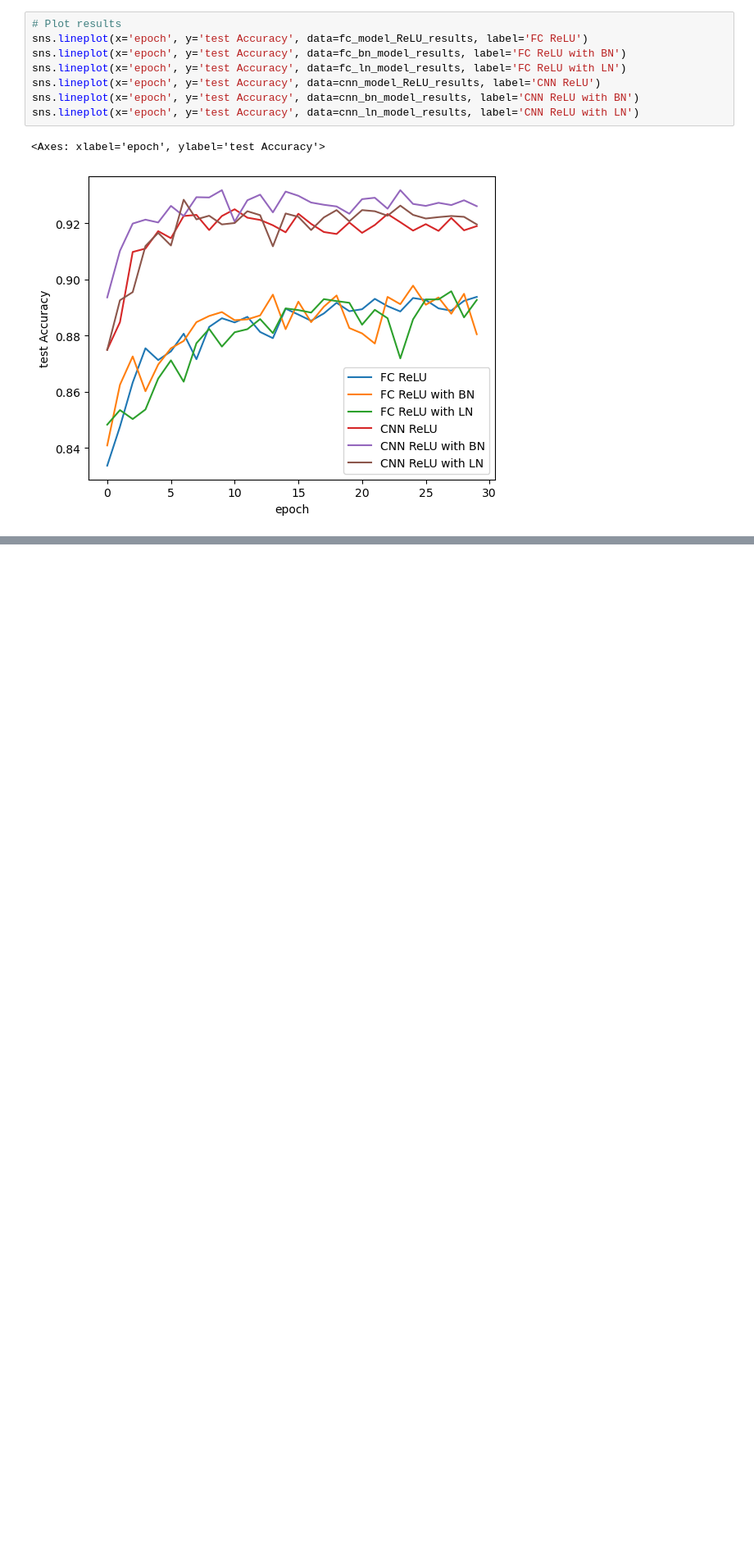
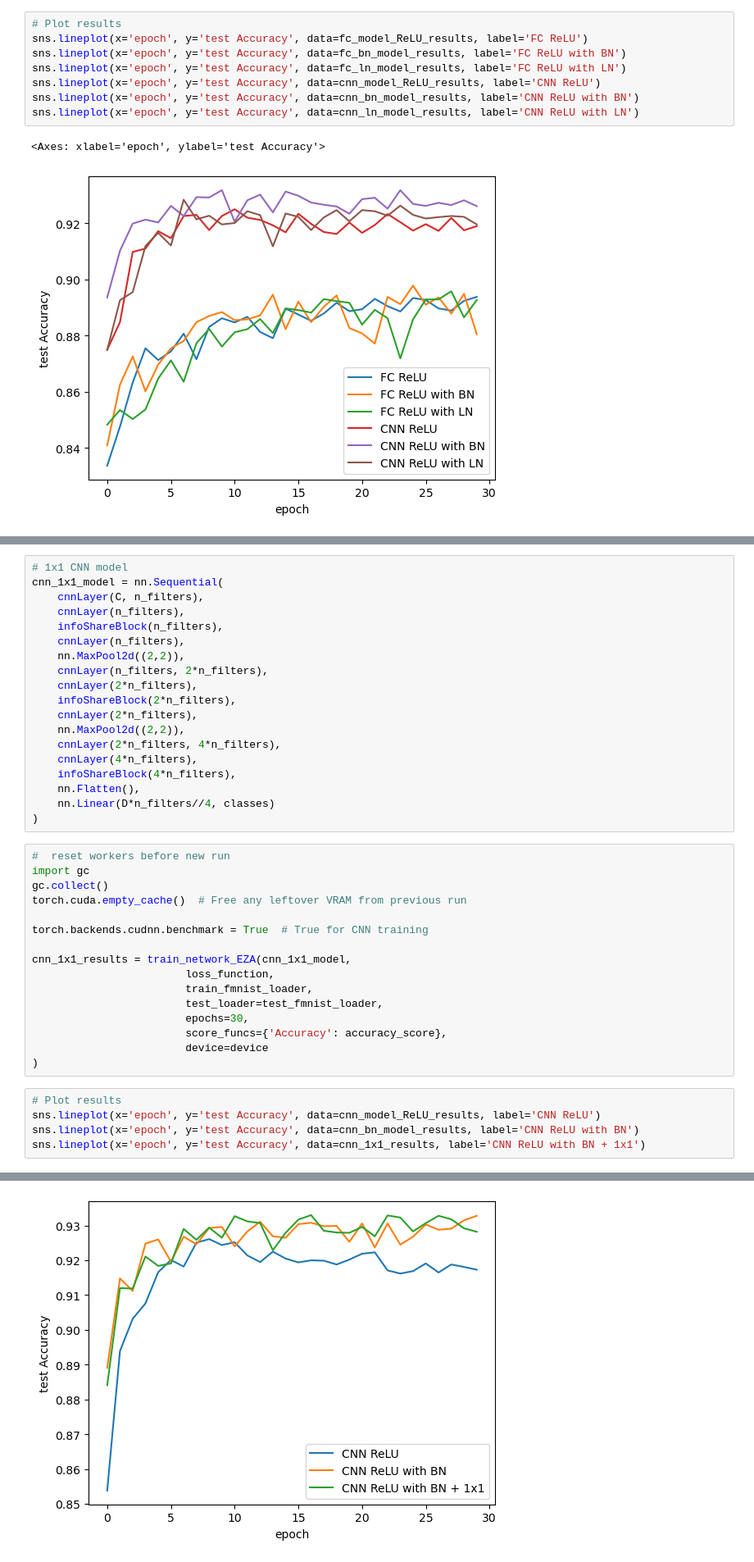
Before and after one commit to Efrazar/Bio-AI-foundations, a Jupyter notebook: Inside_Deep_Learning/06_Common_design_building_blocks.ipynb, the cells around one changed output, grey strips where cells are left out. Shown at 82% size. Saved outputs shown, nothing was run; the diff lists cells and outputs as text; blank space fills up the shorter version.

Commit message:
End of chapter 6 common design building blocks

```diff
--- a/Inside_Deep_Learning/06_Common_design_building_blocks.ipynb
+++ b/Inside_Deep_Learning/06_Common_design_building_blocks.ipynb
@@ -522,0 +662,41 @@ sns.lineplot(x='epoch', y='test Accuracy', data=cnn_ln_model_results, label='CNN
+# %%
+# 1x1 CNN model
+cnn_1x1_model = nn.Sequential(
+    cnnLayer(C, n_filters),
+    cnnLayer(n_filters),
+    infoShareBlock(n_filters),
+    cnnLayer(n_filters),
+    nn.MaxPool2d((2,2)),
+    cnnLayer(n_filters, 2*n_filters),
+    cnnLayer(2*n_filters),
+    infoShareBlock(2*n_filters),
+    cnnLayer(2*n_filters),
+    nn.MaxPool2d((2,2)),
+    cnnLayer(2*n_filters, 4*n_filters),
+    cnnLayer(4*n_filters),
+    infoShareBlock(4*n_filters),
+    nn.Flatten(),
+    nn.Linear(D*n_filters//4, classes)
+)
+# %%
+#  reset workers before new run
+import gc
+gc.collect()
+torch.cuda.empty_cache()  # Free any leftover VRAM from previous run
+
+torch.backends.cudnn.benchmark = True  # True for CNN training
+
+cnn_1x1_results = train_network_EZA(cnn_1x1_model,
+                        loss_function,
+                        train_fmnist_loader,
+                        test_loader=test_fmnist_loader,
+                        epochs=30,
+                        score_funcs={'Accuracy': accuracy_score},
+                        device=device
+)
+# %%
+# Plot results
+sns.lineplot(x='epoch', y='test Accuracy', data=cnn_model_ReLU_results, label='CNN ReLU')
+sns.lineplot(x='epoch', y='test Accuracy', data=cnn_bn_model_results, label='CNN ReLU with BN')
+sns.lineplot(x='epoch', y='test Accuracy', data=cnn_1x1_results, label='CNN ReLU with BN + 1x1')
+# %% [output]
@@ -522,0 +704 @@ sns.lineplot(x='epoch', y='test Accuracy', data=cnn_ln_model_results, label='CNN
+[figure, added]
```
Also changed, not shown: parts of 35 cells of this notebook.
